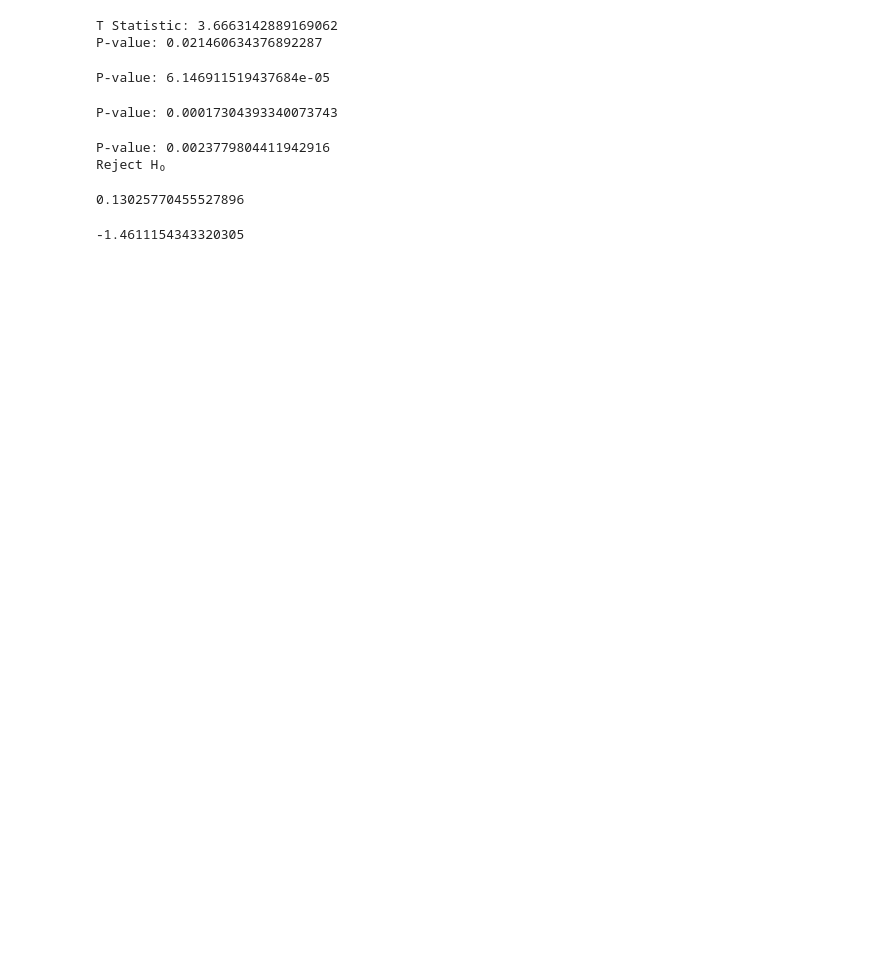
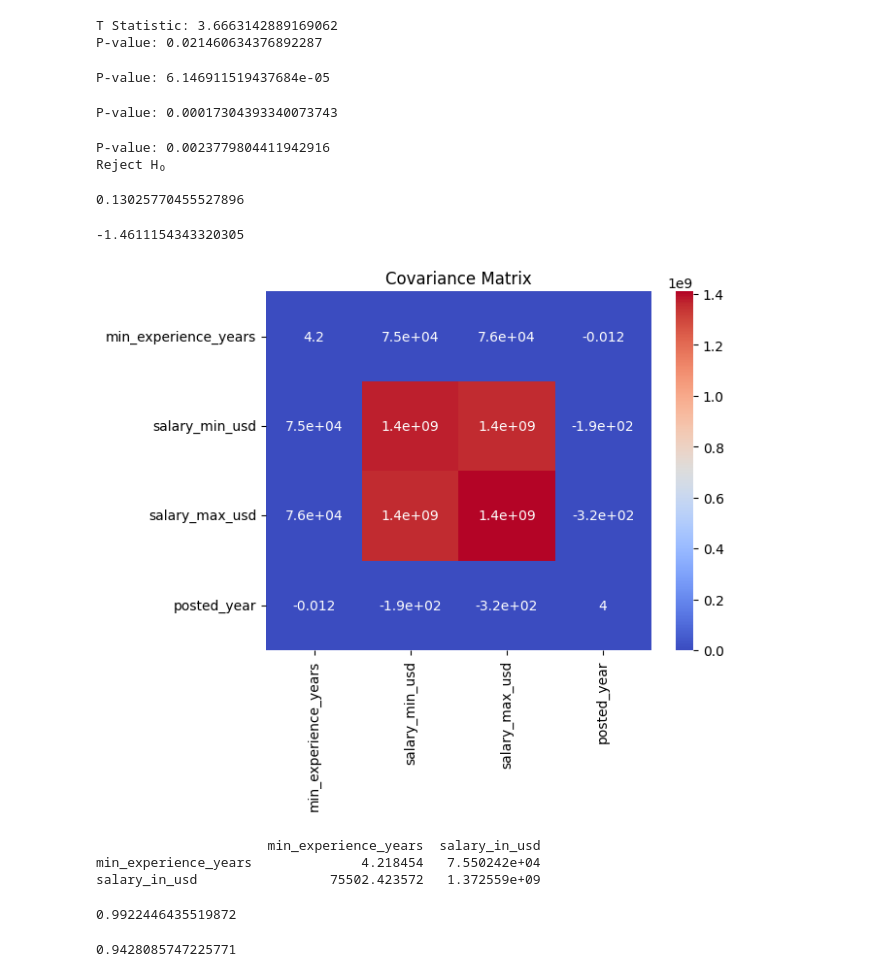
Before and after one commit to srinath698/statistics-for-data-science-and-ml, a Jupyter notebook: job_market_analysis(stats).ipynb, the cells around one changed output. Cells and saved outputs as stored; diff of their text form; code cells hidden in the pictures; blank space fills up the shorter version.

```diff
--- a/job_market_analysis(stats).ipynb
+++ b/job_market_analysis(stats).ipynb
@@ -207,3 +207,43 @@ print(df["salary_in_usd"].skew())
 print(df["salary_in_usd"].kurtosis())
 # %% [output]
 -1.4611154343320305
+# %%
+import pandas as pd
+import seaborn as sns
+import matplotlib.pyplot as plt
+df=pd.read_csv('/content/ai_jobs.csv')
+
+numeric_df = df.select_dtypes(include="number")
+
+cov_matrix = numeric_df.cov()
+sns.heatmap(cov_matrix,
+            annot=True,
+            cmap="coolwarm")
+
+plt.title("Covariance Matrix")
+plt.show()
+# %% [output]
+[figure, added]
+# %%
+import pandas as pd
+
+df['salary_in_usd'] = (df['salary_min_usd'] + df['salary_max_usd']) / 2
+
+data = df[["min_experience_years", "salary_in_usd"]]
+cov = data.cov()
+
+print(cov)
+# %% [output]
+                      min_experience_years  salary_in_usd
+min_experience_years              4.218454   7.550242e+04
+salary_in_usd                 75502.423572   1.372559e+09
+# %%
+corr=df['min_experience_years'].corr(df['salary_in_usd'], method ='pearson')
+print(corr)
+# %% [output]
+0.9922446435519872
+# %%
+corr=df['min_experience_years'].corr(df['salary_in_usd'], method ='spearman')
+print(corr)
+# %% [output]
+0.9428085747225771
```
Also changed, not shown: parts of 4 cells of this notebook.
